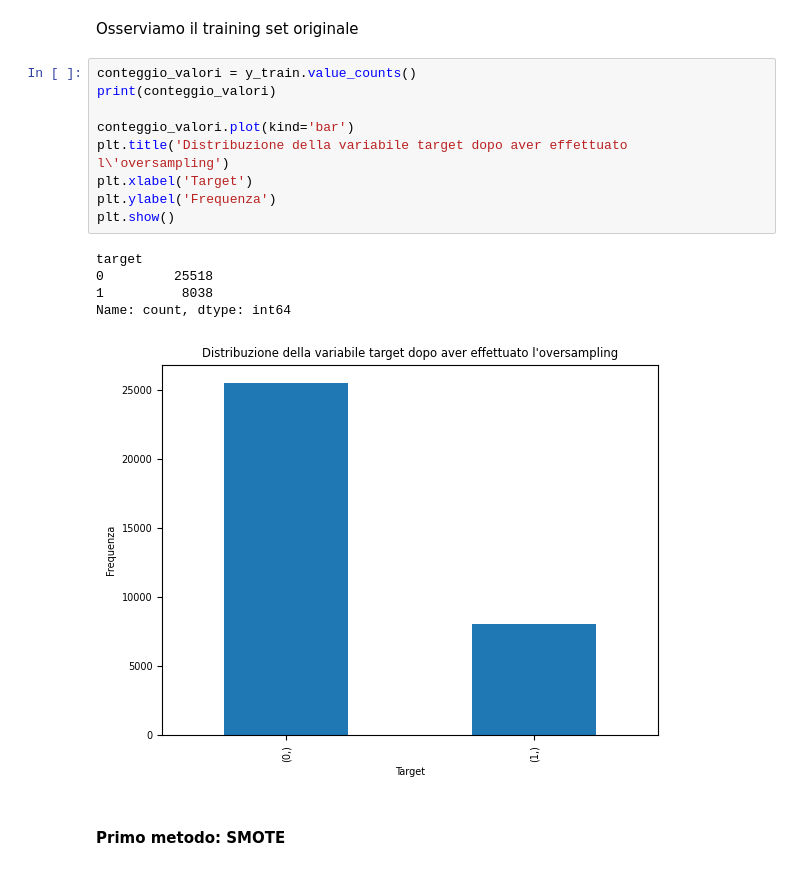
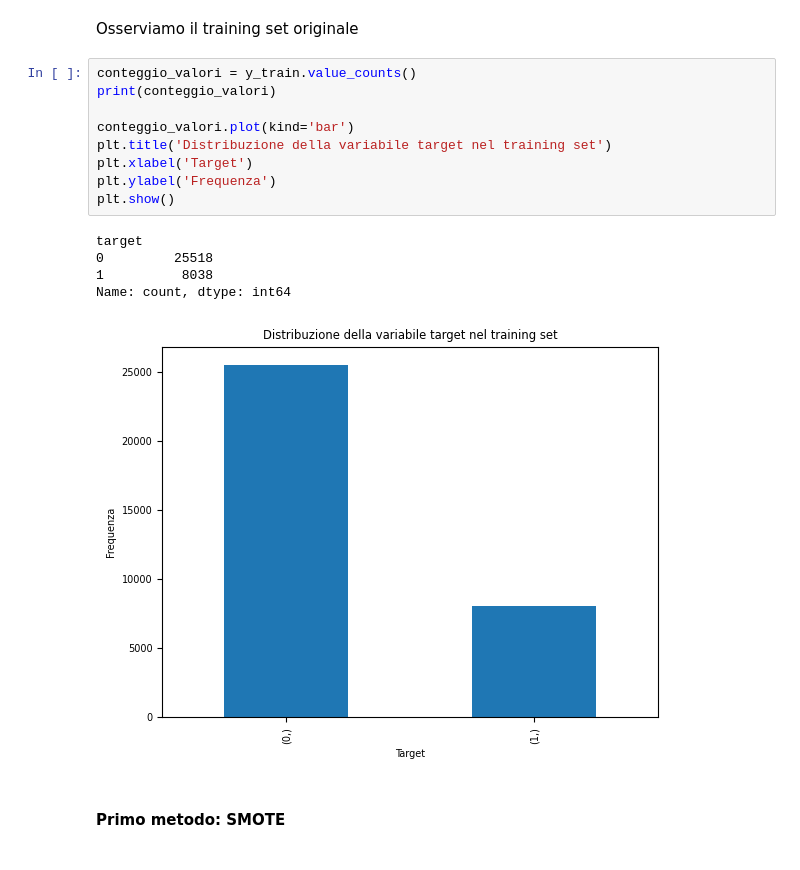
Before and after one commit to NicoSanse/ML_Project, a Jupyter notebook: Project.ipynb, the cells around one changed output. Cells and saved outputs as stored; diff of their text form.

```diff
--- a/Project.ipynb
+++ b/Project.ipynb
@@ -1394,18 +1387,18 @@ Osserviamo il training set originale
 # %%
 conteggio_valori = y_train.value_counts()
 print(conteggio_valori)
 
 conteggio_valori.plot(kind='bar')
-plt.title('Distribuzione della variabile target dopo aver effettuato l\'oversampling')
+plt.title('Distribuzione della variabile target nel training set')
 plt.xlabel('Target')
 plt.ylabel('Frequenza')
 plt.show()
 # %% [output]
 target
 0         25518
 1          8038
 Name: count, dtype: int64
-[figure, old version]
+[figure, new version]
 # %% [markdown]
 #### Primo metodo: SMOTE
 # %% [markdown]
```
Also changed, not shown: parts of 81 cells of this notebook, 1 other file.
